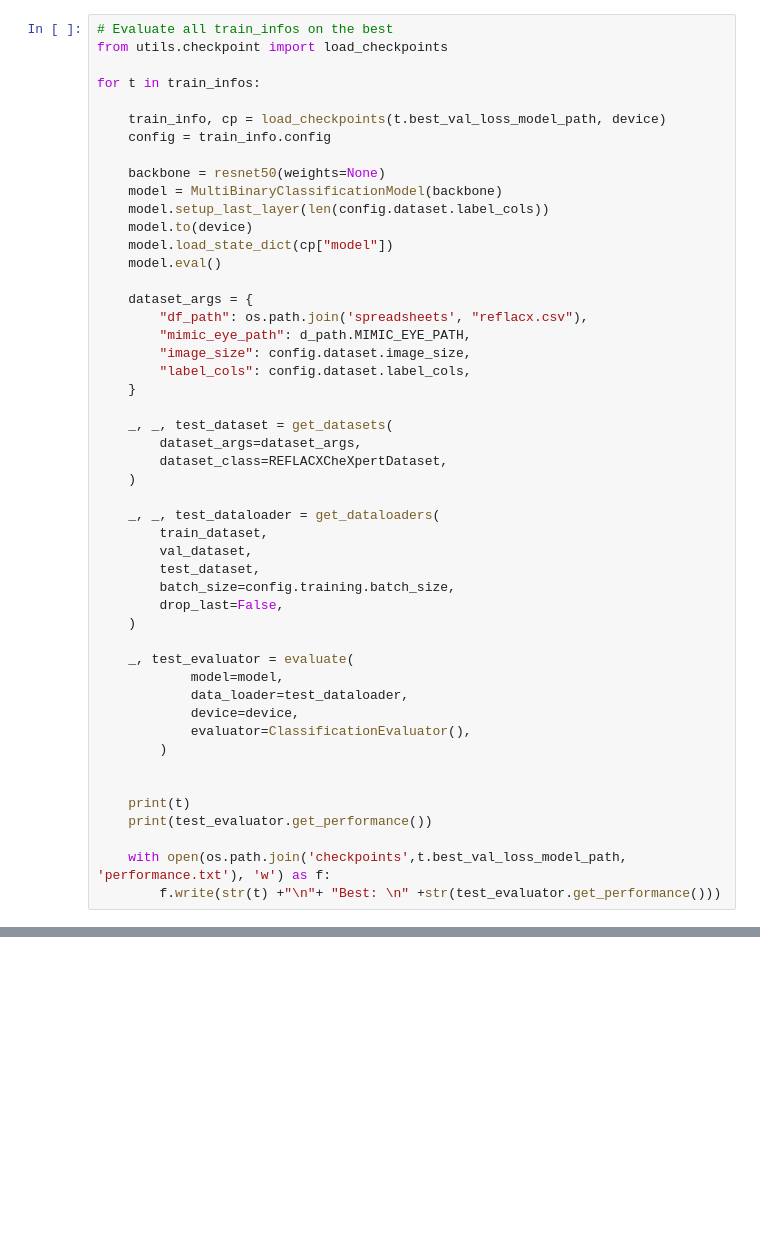
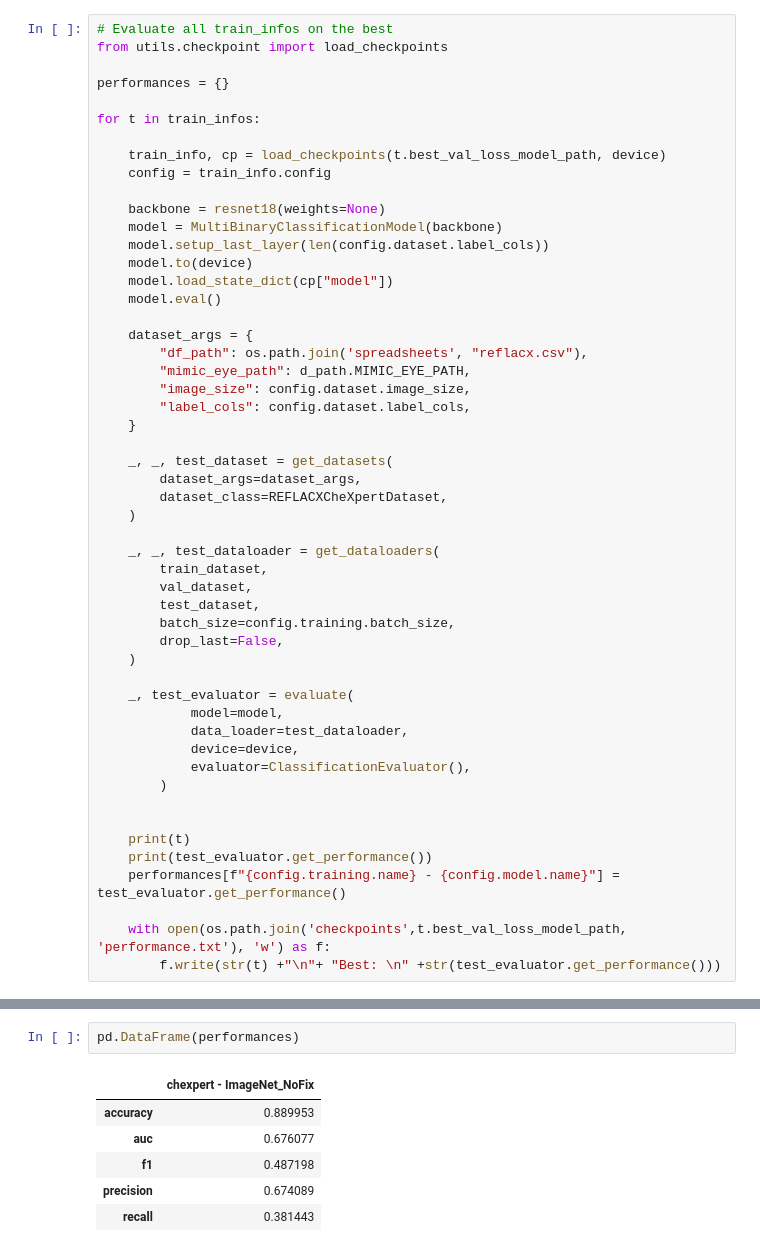
Before and after one commit to ChihchengHsieh/mutlimodal-contrastive-learning, a Jupyter notebook: [downstream] chexpert.ipynb, the cells around one changed output, grey strips where cells are left out. Cells and saved outputs as stored; diff of their text form; blank space fills up the shorter version.

```diff
--- a/[downstream] chexpert.ipynb
+++ b/[downstream] chexpert.ipynb
@@ -290,13 +304,15 @@ The final model has been saved to: [chexpert_random_f1_0_0000_precision_0_0000_a
 # %%
 # Evaluate all train_infos on the best
 from utils.checkpoint import load_checkpoints
+
+performances = {}
 
 for t in train_infos:
 
     train_info, cp = load_checkpoints(t.best_val_loss_model_path, device)
     config = train_info.config
 
-    backbone = resnet50(weights=None)
+    backbone = resnet18(weights=None)
     model = MultiBinaryClassificationModel(backbone)
     model.setup_last_layer(len(config.dataset.label_cols))
     model.to(device)
@@ -333,6 +349,7 @@ for t in train_infos:
 
     print(t)
     print(test_evaluator.get_performance())
+    performances[f"{config.training.name} - {config.model.name}"] = test_evaluator.get_performance()
 
     with open(os.path.join('checkpoints',t.best_val_loss_model_path, 'performance.txt'), 'w') as f:
         f.write(str(t) +"\n"+ "Best: \n" +str(test_evaluator.get_performance()))
@@ -387,0 +372,9 @@ The final model has been saved to: [chexpert_random_f1_0_0000_precision_0_0000_a
+# %%
+pd.DataFrame(performances)
+# %% [output]
+|  | chexpert - ImageNet_NoFix |
+| accuracy | 0.889953 |
+| auc | 0.676077 |
+| f1 | 0.487198 |
+| precision | 0.674089 |
+| recall | 0.381443 |
```
Also changed, not shown: parts of 10 cells of this notebook, 48 other files.
